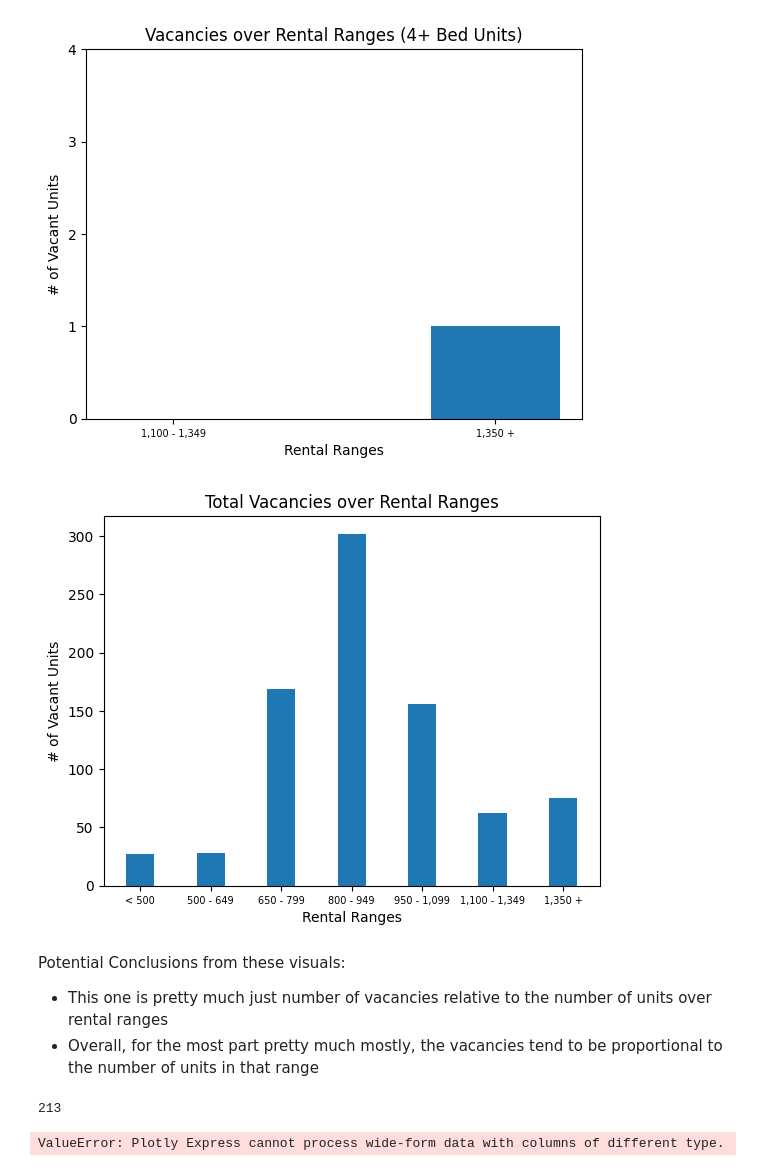
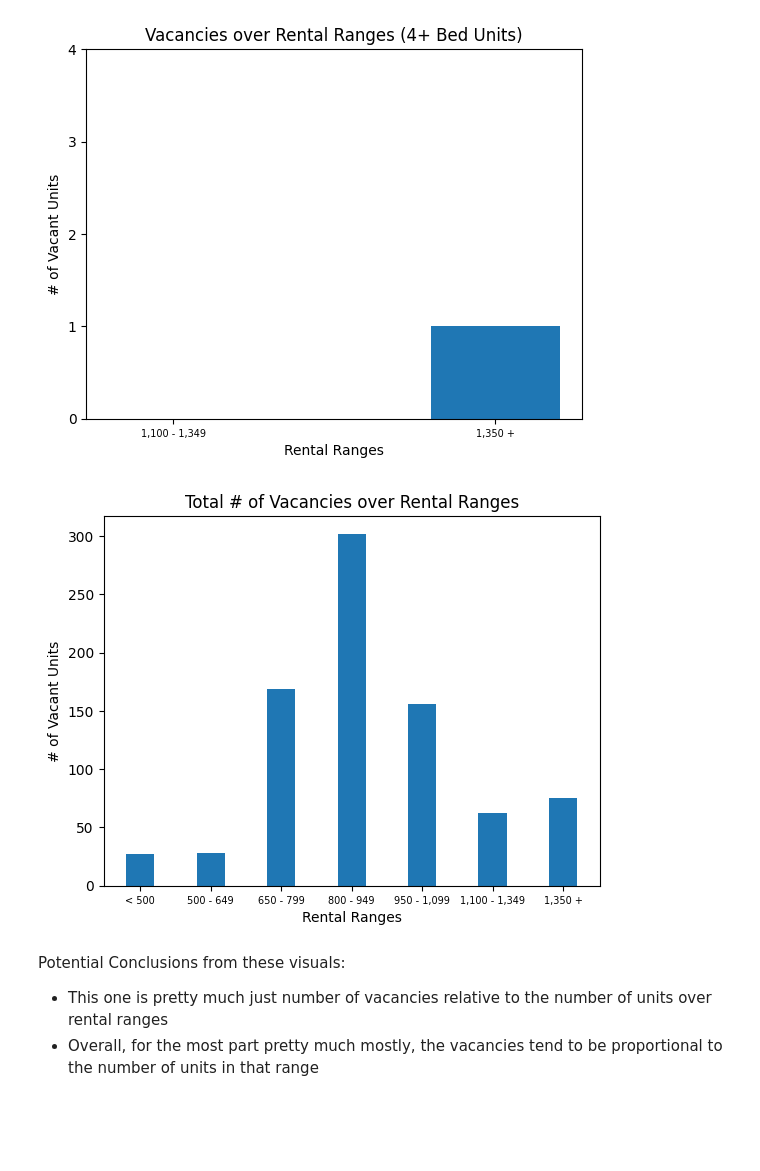
Before and after one commit to Mathemusician1729/DATA-221-Project, a Jupyter notebook: 221-Project.ipynb, the cells around one changed output. Drawn from its saved outputs; the diff is of its cells as text; code cells hidden in the pictures; blank space fills up the shorter version.

```diff
--- a/221-Project.ipynb
+++ b/221-Project.ipynb
@@ -172,48 +173,31 @@ plt.show()
 # %%
 # Overall Vacancy vs Rental Range
 
 # asdf
 overall_table = table2b_2.copy()
 overall_table.drop(["Bachelor % Vacancy","1 - Bedroom % Vacancy","2 - Bedroom % Vacancy","3 - Bedroom % Vacancy", "4+ Bedroom % Vacancy"], axis=1, inplace=True) #
 overall_table.replace('-','0', inplace=True) #
 
 # get total units for each type
 vacants = ["Bachelor Vacant", "1 - Bedroom Vacant", "2 - Bedroom Vacant", "3 - Bedroom Vacant", "4+ Bedroom Vacant"]
 overall_table[vacants] = overall_table[vacants].apply(lambda x: x.astype(int)) # convert
 
 vacants_totals = []
 for i in range(7):
     vac = overall_table.loc[i, vacants].sum()
     vacants_totals.append(vac)
 
 x_vals = np.arange(len(ranges))
-plt.bar(x_vals, np.array(vacants_totals), 0.4, label="# of Vacant Units")
-# plt.bar(x_vals, np.array(unit_totals) - np.array(vacants_totals), 0.4, bottom=vacants_totals, alpha=0.3)
+plt.bar(x_vals, np.array(vacants_totals), 0.4)
 
 plt.xticks(x_vals, ranges, fontsize=7)
-plt.title("Total Vacancies over Rental Ranges")
+plt.title("Total # of Vacancies over Rental Ranges")
 plt.xlabel("Rental Ranges")
 plt.ylabel("# of Vacant Units")
 plt.show()
 # %% [output]
-[figure, old version]
+[figure, new version]
 # %% [markdown]
 Potential Conclusions from these visuals:
 - This one is pretty much just number of vacancies relative to the number of units over rental ranges
 - Overall, for the most part pretty much mostly, the vacancies tend to be proportional to the number of units in that range
-# %%
-faceted_data = table8.copy()
-# faceted_data
-
-bin_size = int((table9_byAreaNames["2022"].max() - table9_byAreaNames["2022"].min())/len(table9_byAreaNames))
-print(bin_size)
-# %% [output]
-213
-# %%
-# faceted chart
-import plotly.express as px
-
-faceted_graph = px.line(faceted_data, )
-faceted_graph.show()
-# %% [output]
-ValueError: Plotly Express cannot process wide-form data with columns of different type.
```
Also changed, not shown: parts of 7 cells of this notebook.
